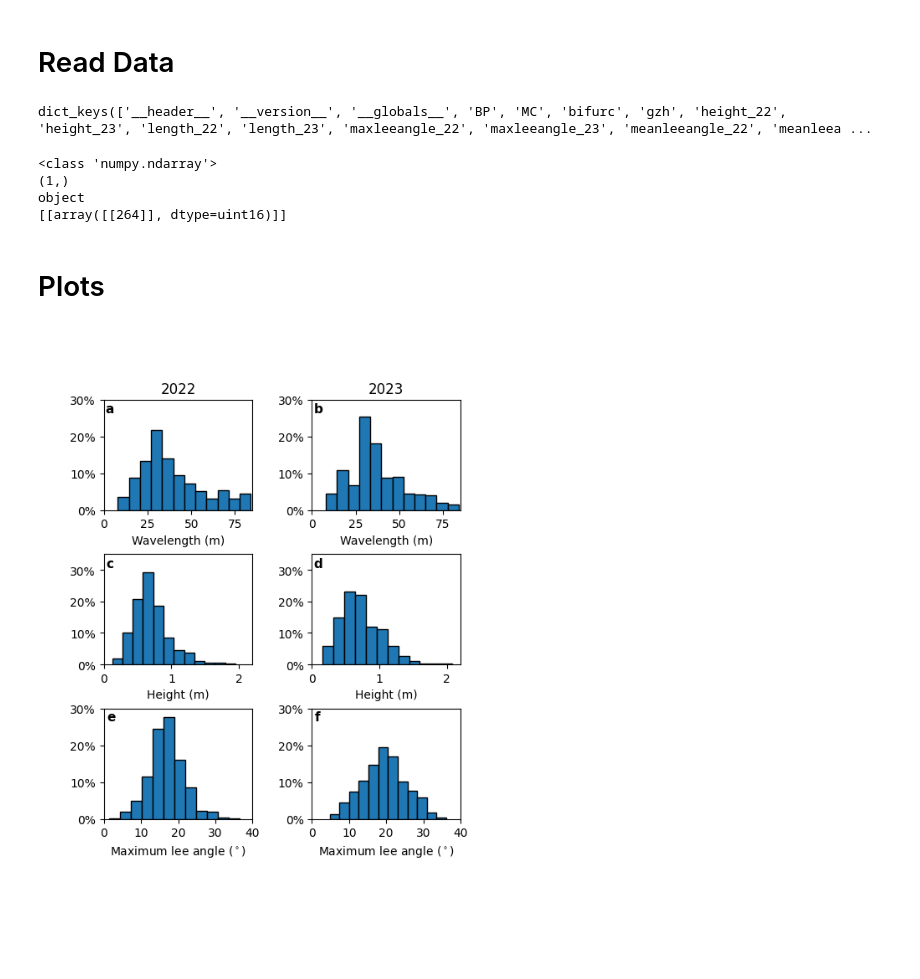
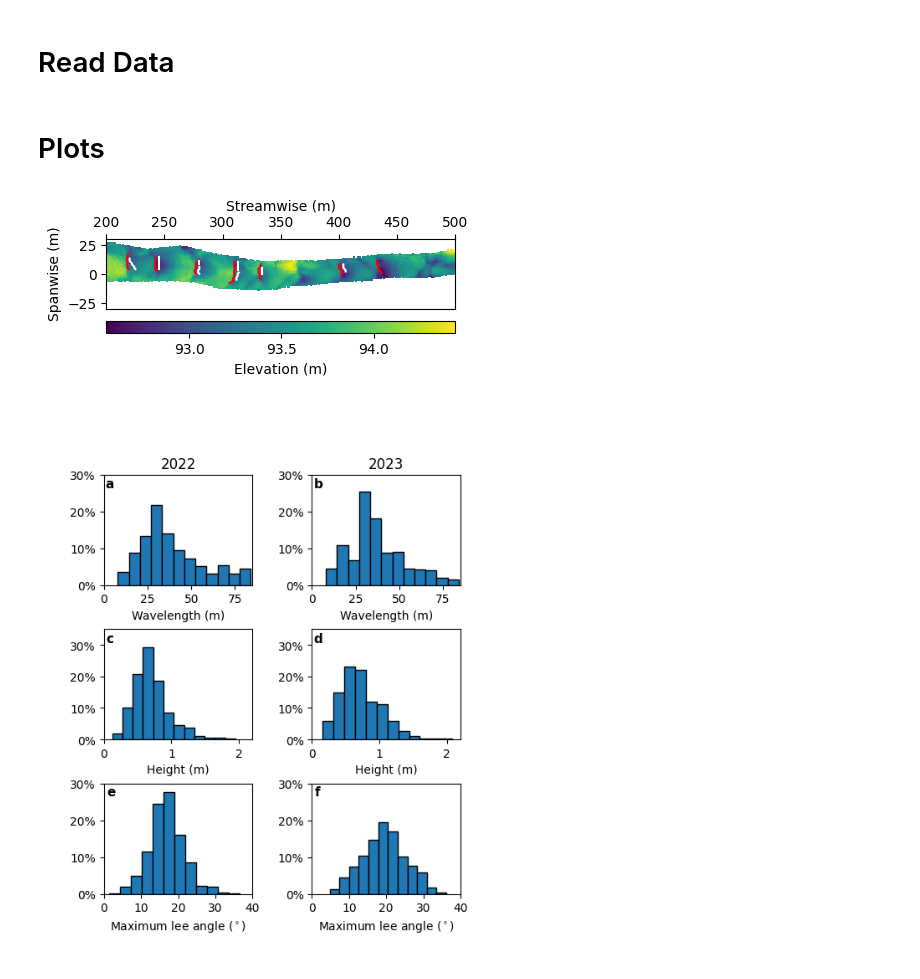
Before and after one commit to aliymath/python_abstract_figures, a Jupyter notebook: Barmah_results.ipynb, the cells around one changed output. Saved outputs shown, nothing was run; the diff lists cells and outputs as text; code cells hidden in the pictures; blank space fills up the shorter version.

Commit message:
finalised figures

```diff
--- a/Barmah_results.ipynb
+++ b/Barmah_results.ipynb
@@ -15,24 +15,10 @@ rcParams['patch.force_edgecolor'] = True   # show edgecolor
 # %% [markdown]
 # Read Data
 # %%
-results = loadmat('Data/barmah_full_5thres_results.mat')
-results.keys()
+results = loadmat('Data/barmah_full_5thres_results.mat',simplify_cells=True)
+yr = results['yr']
+xr = results['xr']
+zr = results['zr']
-# %% [output]
-dict_keys(['__header__', '__version__', '__globals__', 'BP', 'MC', 'bifurc', 'gzh', 'height_22', 'height_23', 'length_22', 'length_23', 'maxleeangle_22', 'maxleeangle_23', 'meanleeangle_22', 'meanleea ...
-# %%
-MC = results['MC']
-CL = MC['CL']
-#print(CL['NumObjects'])
-print(type(CL))
-print((CL[0]).shape)
-print((CL[0]).dtype)
-num_objects = CL[0][0]['NumObjects']
-print(num_objects)  # Print the value of NumObjects
-# %% [output]
-<class 'numpy.ndarray'>
-(1,)
-object
-[[array([[264]], dtype=uint16)]]
 # %%
 h22 = results['height_22'].flatten()
 l22 = results['length_22'].flatten()
@@ -72,6 +57,38 @@ h23 = h23[ID2]
 maxA23 = maxA23[ID2]
 # %% [markdown]
 # Plots
+# %%
+draft = True
+plt.figure(figsize=(4.5,4.5))
+start = 200
+length = 300
+m2km = lambda x, _: f'{x/1000:g}'
+y = yr[start:start+length,0]
+z = zr[start:start+length]
+elevationticks = [92.5, 93, 93.5, 94]
+plt.pcolor(y,xr[0],z.T)
+for i in range(len(results['MC']['CL']['PixelIdxList'])):
+    plt.plot(yr.T.flatten()[results['MC']['CL']['PixelIdxList'][i]],
+             xr.T.flatten()[results['MC']['CL']['PixelIdxList'][i]],c='r')
+
+for i in range(len(results['MC']['TL']['PixelIdxList'])):
+    plt.plot(yr.T.flatten()[results['MC']['TL']['PixelIdxList'][i]],
+             xr.T.flatten()[results['MC']['TL']['PixelIdxList'][i]],c='w')
+plt.axis('square')
+plt.ylim(-30,30)
+plt.xlim(start,start+length)
+plt.ylabel('Spanwise (m)')
+plt.xlabel('Streamwise (m)')
+plt.colorbar(label='Elevation (m)', aspect=30, ticks=elevationticks, orientation='horizontal', pad=0.03)
+plt.gca().xaxis.set_label_position('top')
+plt.gca().xaxis.set_ticks_position('top')
+#plt.gca().yaxis.set_major_formatter(m2km)
+plt.tight_layout()
+
+if draft==False:
+    plt.savefig('cl_results_python.png',dpi=300)
+# %% [output]
+[figure, added]
 # %%
 draft = False
 fig =plt.gcf()
```
Also changed, not shown: parts of 2 cells of this notebook, 6 other files.
